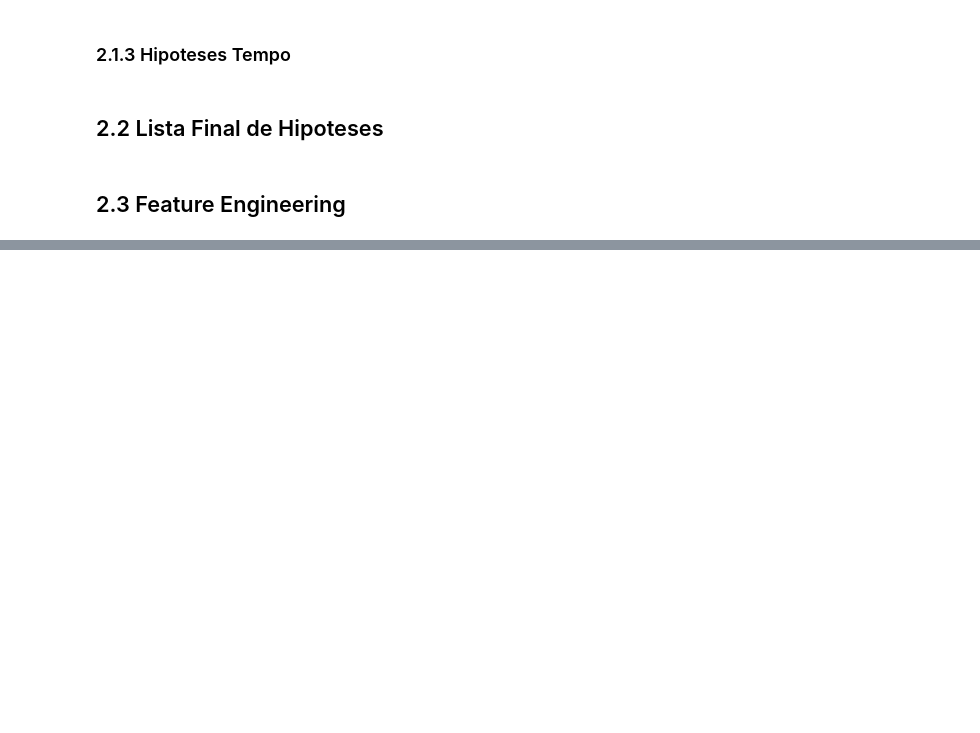
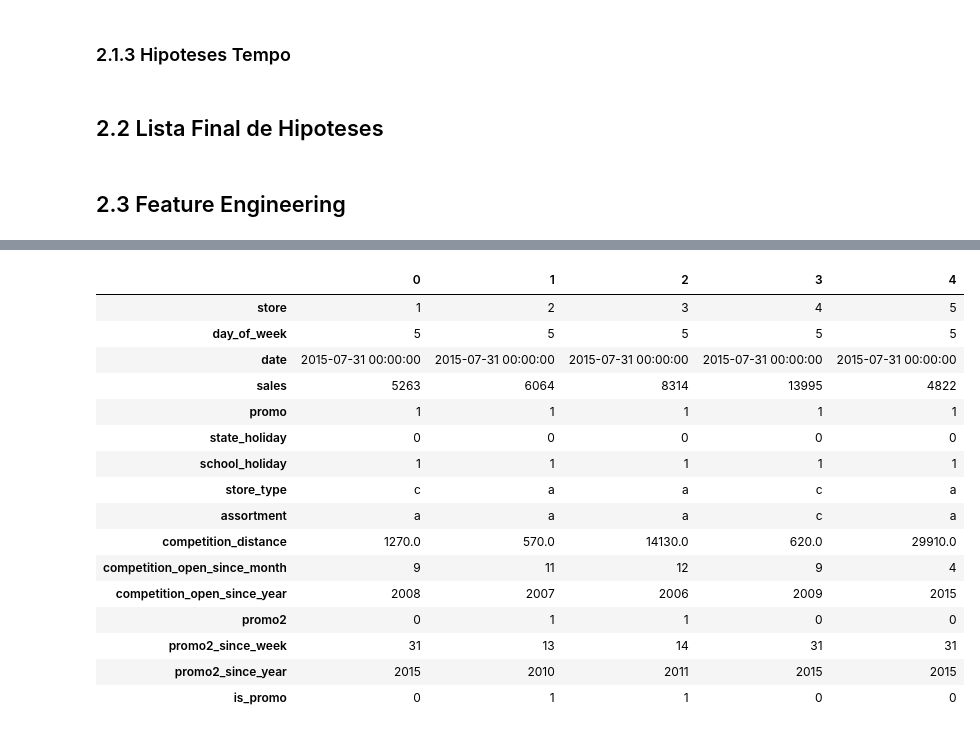
Before and after one commit to laioespinheira/rossmann_sales_prediction, a Jupyter notebook: m03_v01_store_sales_prediction.ipynb, the cells around one changed output, grey strips where cells are left out. Drawn from its saved outputs; the diff is of its cells as text; code cells hidden in the pictures; blank space fills up the shorter version.

```diff
--- a/m03_v01_store_sales_prediction.ipynb
+++ b/m03_v01_store_sales_prediction.ipynb
@@ -333,0 +346,23 @@ df2.head().T
+# %%
+cols_drop = ['open', 'customers', 'promo_interval', 'month_map']
+df3 = df3.drop( cols_drop, axis=1)
+# %%
+df3.head().T
+# %% [output]
+|  | 0 | 1 | 2 | 3 | 4 |
+| store | 1 | 2 | 3 | 4 | 5 |
+| day_of_week | 5 | 5 | 5 | 5 | 5 |
+| date | 2015-07-31 00:00:00 | 2015-07-31 00:00:00 | 2015-07-31 00:00:00 | 2015-07-31 00:00:00 | 2015-07-31 00:00:00 |
+| sales | 5263 | 6064 | 8314 | 13995 | 4822 |
+| promo | 1 | 1 | 1 | 1 | 1 |
+| state_holiday | 0 | 0 | 0 | 0 | 0 |
+| school_holiday | 1 | 1 | 1 | 1 | 1 |
+| store_type | c | a | a | c | a |
+| assortment | a | a | a | c | a |
+| competition_distance | 1270.0 | 570.0 | 14130.0 | 620.0 | 29910.0 |
+| competition_open_since_month | 9 | 11 | 12 | 9 | 4 |
+| competition_open_since_year | 2008 | 2007 | 2006 | 2009 | 2015 |
+| promo2 | 0 | 1 | 1 | 0 | 0 |
+| promo2_since_week | 31 | 13 | 14 | 31 | 31 |
+| promo2_since_year | 2015 | 2010 | 2011 | 2015 | 2015 |
+| is_promo | 0 | 1 | 1 | 0 | 0 |
```
Also changed, not shown: parts of 12 cells of this notebook.
